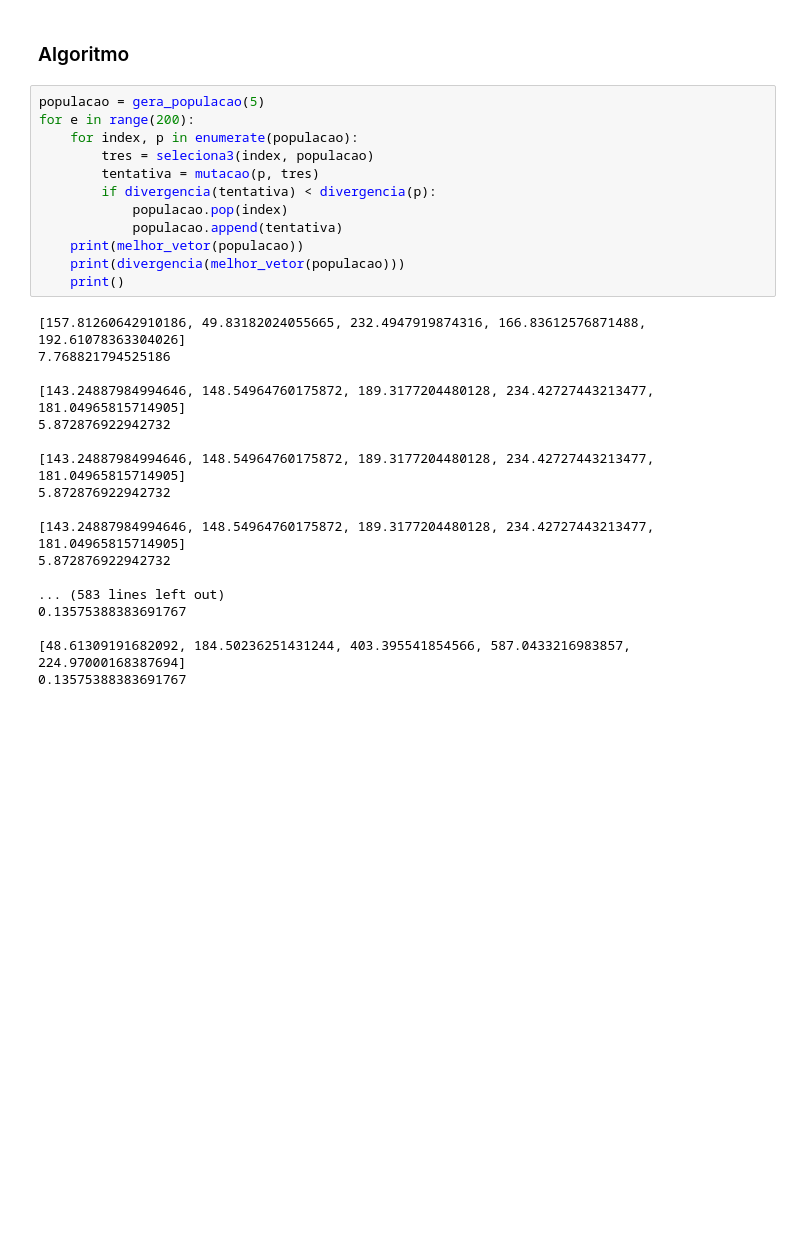
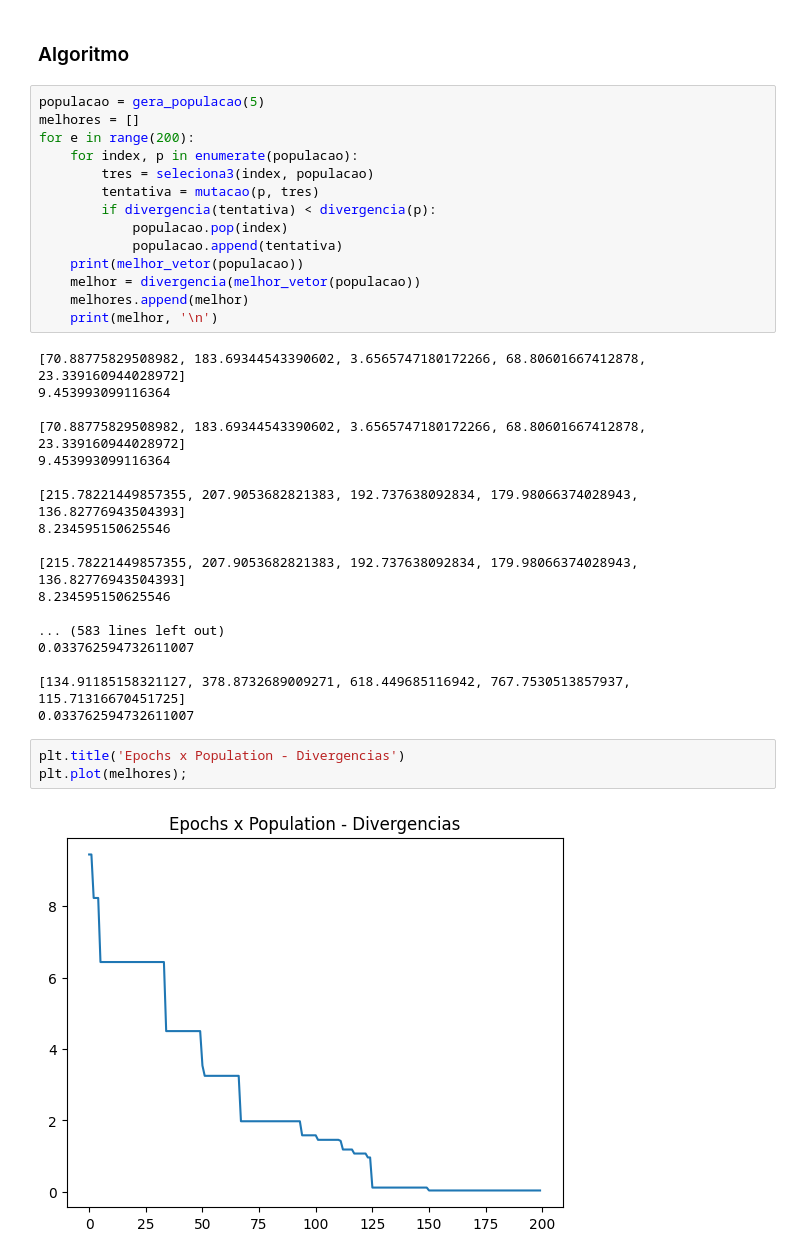
Before and after one commit to lmonferrari/bio_otimization, a Jupyter notebook: 03 Evolucao Diferencial/alocacao de nutrientes.ipynb, the cells around one changed output. Saved outputs shown, nothing was run; the diff lists cells and outputs as text; blank space fills up the shorter version.

Commit message:
chart

```diff
--- a/03 Evolucao Diferencial/alocacao de nutrientes.ipynb
+++ b/03 Evolucao Diferencial/alocacao de nutrientes.ipynb
@@ -175,6 +176,7 @@ print(divergencia(melhor))
 ### Algoritmo
 # %%
 populacao = gera_populacao(5)
+melhores = []
 for e in range(200):
     for index, p in enumerate(populacao):
         tres = seleciona3(index, populacao)
@@ -183,23 +185,29 @@ for e in range(200):
             populacao.pop(index)
             populacao.append(tentativa)
     print(melhor_vetor(populacao))
-    print(divergencia(melhor_vetor(populacao)))
-    print()
+    melhor = divergencia(melhor_vetor(populacao))
+    melhores.append(melhor)
+    print(melhor, '\n')
 # %% [output]
-[157.81260642910186, 49.83182024055665, 232.4947919874316, 166.83612576871488, 192.61078363304026]
-7.768821794525186
+[70.88775829508982, 183.69344543390602, 3.6565747180172266, 68.80601667412878, 23.339160944028972]
+9.453993099116364
 
-[143.24887984994646, 148.54964760175872, 189.3177204480128, 234.42727443213477, 181.04965815714905]
-5.872876922942732
+[70.88775829508982, 183.69344543390602, 3.6565747180172266, 68.80601667412878, 23.339160944028972]
+9.453993099116364
 
-[143.24887984994646, 148.54964760175872, 189.3177204480128, 234.42727443213477, 181.04965815714905]
-5.872876922942732
+[215.78221449857355, 207.9053682821383, 192.737638092834, 179.98066374028943, 136.82776943504393]
+8.234595150625546
 
-[143.24887984994646, 148.54964760175872, 189.3177204480128, 234.42727443213477, 181.04965815714905]
-5.872876922942732
+[215.78221449857355, 207.9053682821383, 192.737638092834, 179.98066374028943, 136.82776943504393]
+8.234595150625546
 
 ... (583 lines left out)
-0.13575388383691767
+0.033762594732611007
 
-[48.61309191682092, 184.50236251431244, 403.395541854566, 587.0433216983857, 224.97000168387694]
-0.13575388383691767
+[134.91185158321127, 378.8732689009271, 618.449685116942, 767.7530513857937, 115.71316670451725]
+0.033762594732611007
+# %%
+plt.title('Epochs x Population - Divergencias')
+plt.plot(melhores);
+# %% [output]
+[figure, added]
```
Also changed, not shown: parts of 7 cells of this notebook.
